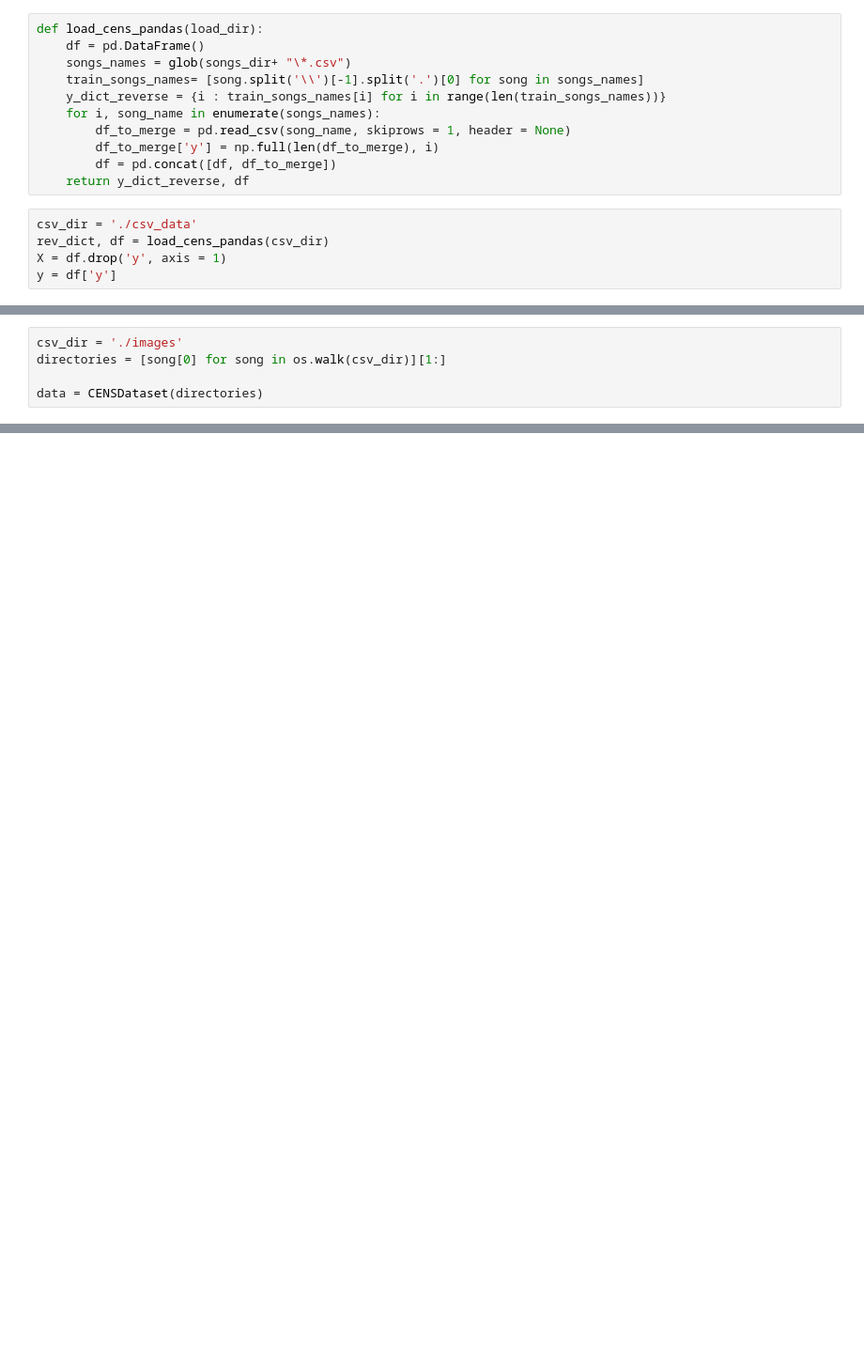
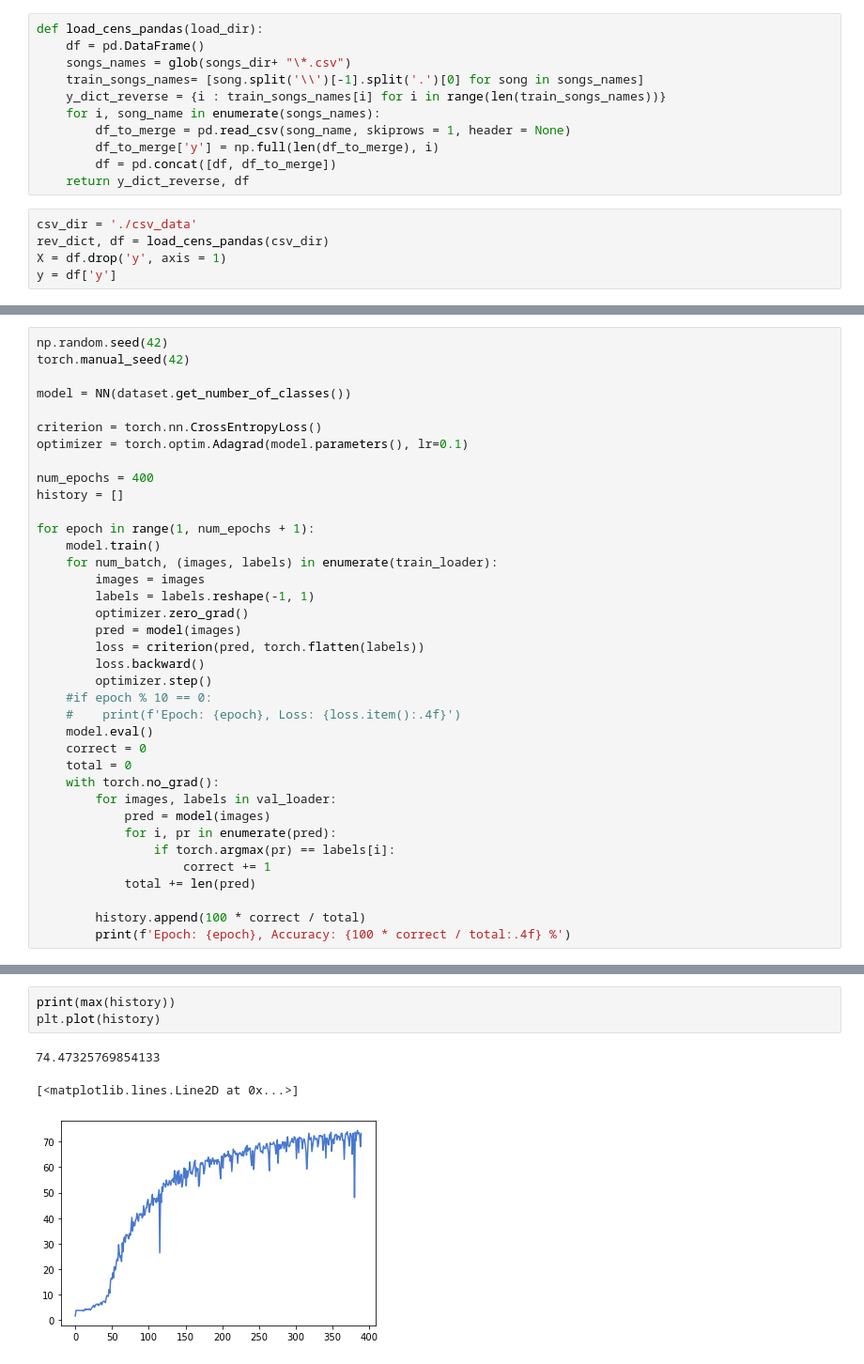
Before and after one commit to Sergey-Shulnyaev/ZamZam, a Jupyter notebook: Spectogram.ipynb, the cells around one changed output, grey strips where cells are left out. Shown: that part at 94% size. Cells and saved outputs as stored; diff of their text form; blank space fills up the shorter version.

```diff
--- a/Spectogram.ipynb
+++ b/Spectogram.ipynb
@@ -116,5 +79,0 @@ class CENSDataset(torch.utils.data.Dataset):
-# %%
-csv_dir = './images'
-directories = [song[0] for song in os.walk(csv_dir)][1:]
-
-data = CENSDataset(directories)
@@ -131,0 +203,37 @@ torch.Size([20, 12, 106])
+# %%
+np.random.seed(42)
+torch.manual_seed(42)
+
+model = NN(dataset.get_number_of_classes())
+
+criterion = torch.nn.CrossEntropyLoss()
+optimizer = torch.optim.Adagrad(model.parameters(), lr=0.1)
+
+num_epochs = 400
+history = []
+
+for epoch in range(1, num_epochs + 1):
+    model.train()
+    for num_batch, (images, labels) in enumerate(train_loader):
+        images = images
+        labels = labels.reshape(-1, 1)
+        optimizer.zero_grad()
+        pred = model(images)
+        loss = criterion(pred, torch.flatten(labels))
+        loss.backward()
+        optimizer.step()
+    #if epoch % 10 == 0:
+    #    print(f'Epoch: {epoch}, Loss: {loss.item():.4f}')
+    model.eval()
+    correct = 0
+    total = 0
+    with torch.no_grad():
+        for images, labels in val_loader:
+            pred = model(images)
+            for i, pr in enumerate(pred):
+                if torch.argmax(pr) == labels[i]:
+                    correct += 1
+            total += len(pred)
+
+        history.append(100 * correct / total)
+        print(f'Epoch: {epoch}, Accuracy: {100 * correct / total:.4f} %')
@@ -131,0 +259,7 @@ torch.Size([20, 12, 106])
+# %%
+print(max(history))
+plt.plot(history)
+# %% [output]
+74.47325769854133
+[<matplotlib.lines.Line2D at 0x...>]
+[figure, added]
```
Also changed, not shown: parts of 18 cells of this notebook, 1 other file.
